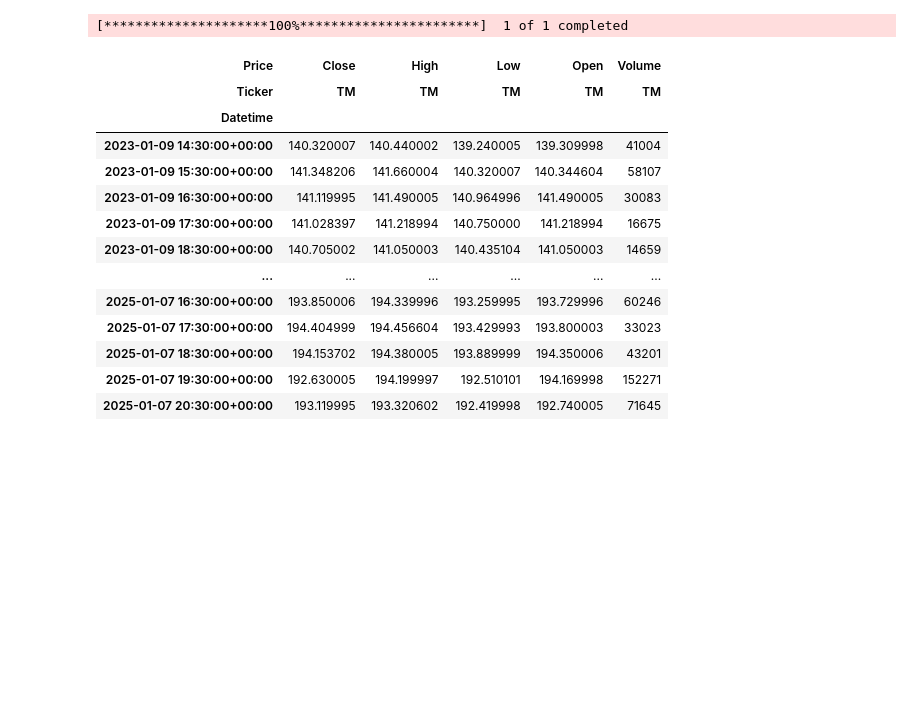
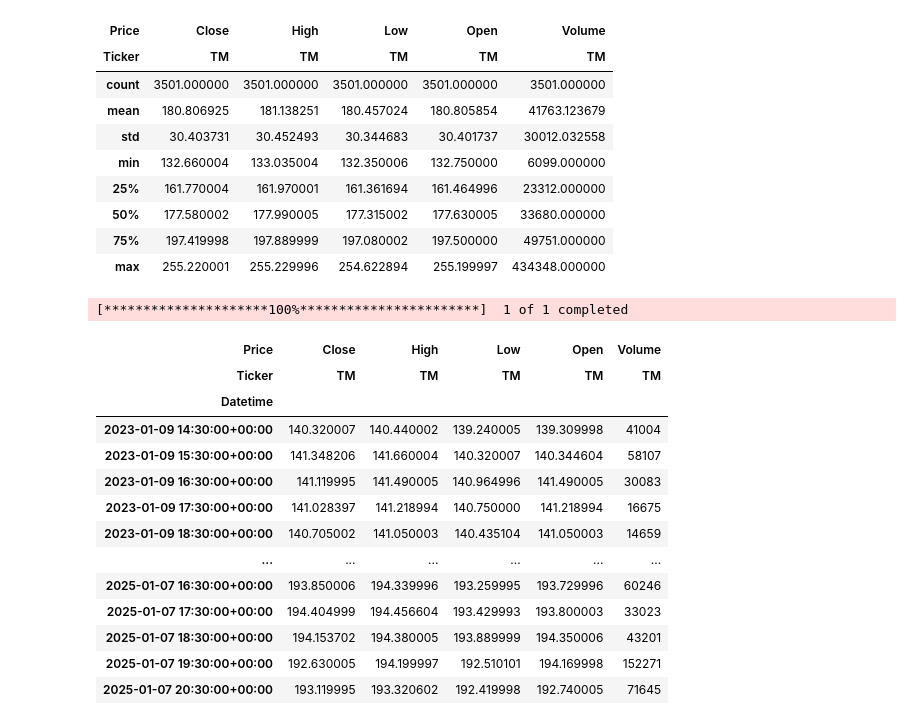
Before and after one commit to surak-alf/STOCK, a Jupyter notebook: notebooks/TM_MEDIUM.ipynb, the cells around one changed output. Cells and saved outputs as stored; diff of their text form; code cells hidden in the pictures; blank space fills up the shorter version.

```diff
--- a/notebooks/TM_MEDIUM.ipynb
+++ b/notebooks/TM_MEDIUM.ipynb
@@ -13,0 +19,2 @@ sys.path.append(scripts_dir)
+# %%
+tm_medium_data = download_stock_data("TM", "2y", "1h")
@@ -14,3 +53,16 @@ sys.path.append(scripts_dir)
+# %%
+tm_medium_data.describe()
+# %% [output]
+| Price | Close | High | Low | Open | Volume |
+| Ticker | TM | TM | TM | TM | TM |
+| count | 3501.000000 | 3501.000000 | 3501.000000 | 3501.000000 | 3501.000000 |
+| mean | 180.806925 | 181.138251 | 180.457024 | 180.805854 | 41763.123679 |
+| std | 30.403731 | 30.452493 | 30.344683 | 30.401737 | 30012.032558 |
+| min | 132.660004 | 133.035004 | 132.350006 | 132.750000 | 6099.000000 |
+| 25% | 161.770004 | 161.970001 | 161.361694 | 161.464996 | 23312.000000 |
+| 50% | 177.580002 | 177.990005 | 177.315002 | 177.630005 | 33680.000000 |
+| 75% | 197.419998 | 197.889999 | 197.080002 | 197.500000 | 49751.000000 |
+| max | 255.220001 | 255.229996 | 254.622894 | 255.199997 | 434348.000000 |
 # %%
 # Downloading (TM) data for the past 2years with 1hour intervals
 data = yf.download(
```
Also changed, not shown: parts of 6 cells of this notebook, 8 other files.
